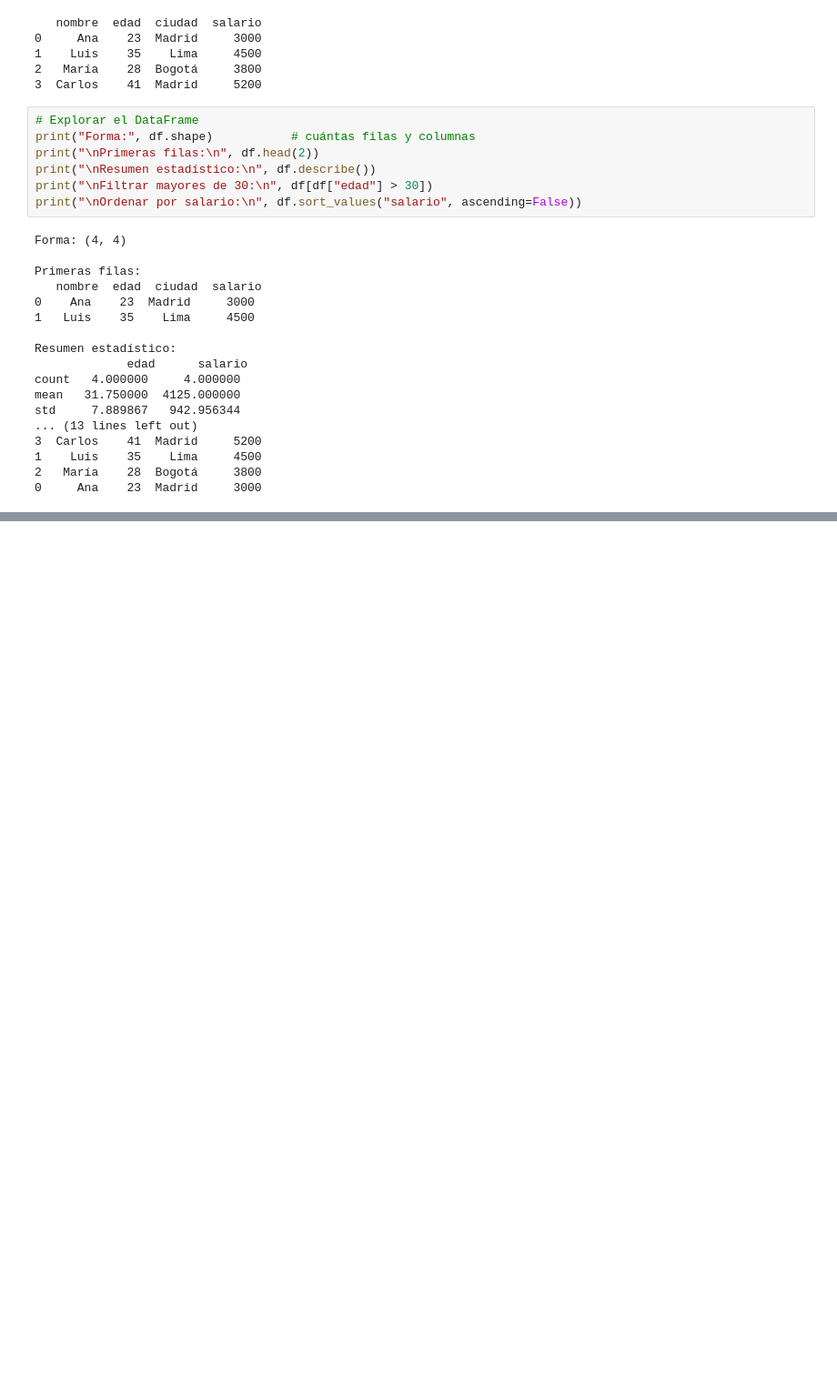
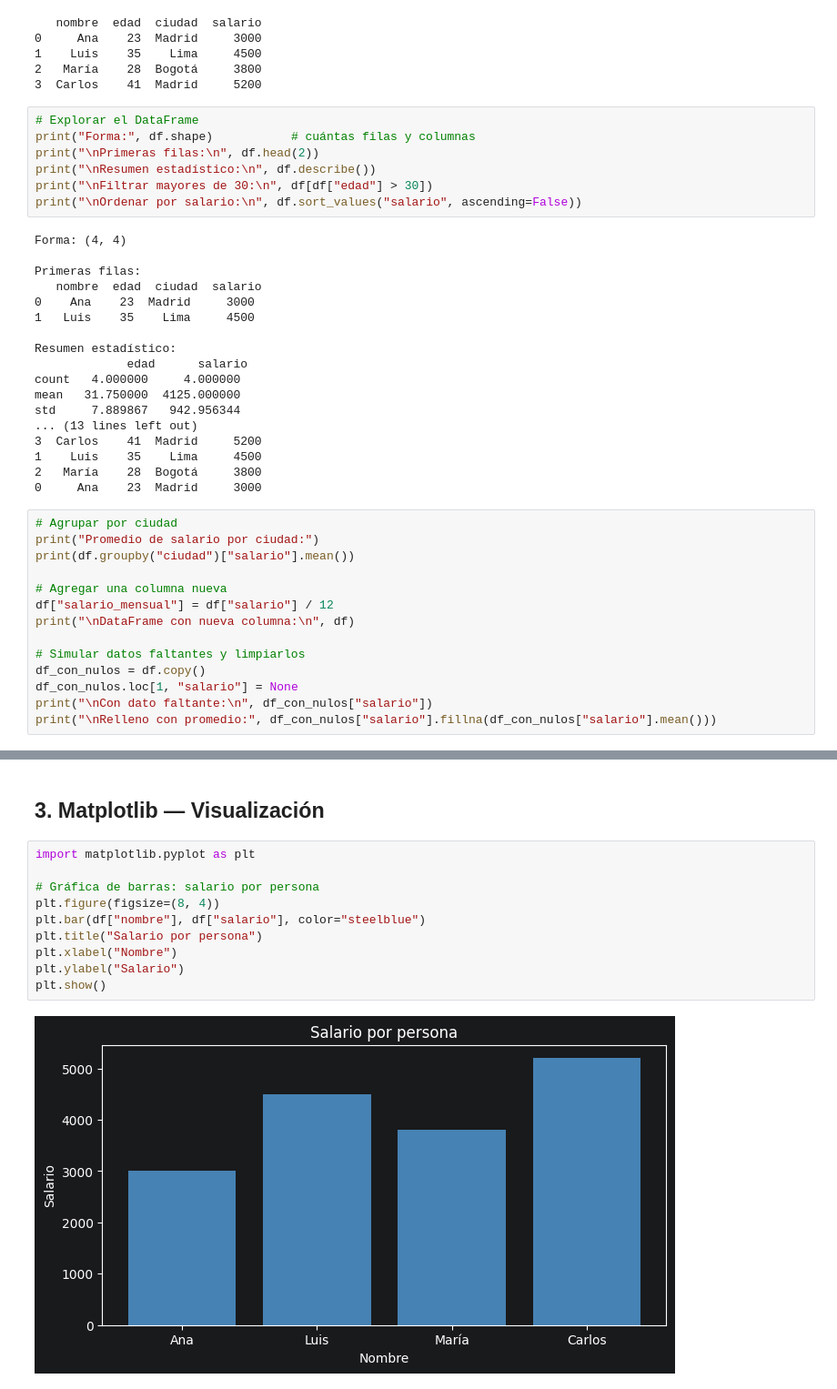
Before and after one commit to camilandrea/AI-Learning-Journey-Python-PyTorch-, a Jupyter notebook: fundamentos/01_numpy_pandas.ipynb, the cells around one changed output, grey strips where cells are left out. Shown at 91% size. Cells and saved outputs as stored; diff of their text form; blank space fills up the shorter version.

```diff
--- a/fundamentos/01_numpy_pandas.ipynb
+++ b/fundamentos/01_numpy_pandas.ipynb
@@ -106,3 +114,17 @@ std     7.889867   942.956344
 1    Luis    35    Lima     4500
 2   María    28  Bogotá     3800
 0     Ana    23  Madrid     3000
+# %%
+# Agrupar por ciudad
+print("Promedio de salario por ciudad:")
+print(df.groupby("ciudad")["salario"].mean())
+
+# Agregar una columna nueva
+df["salario_mensual"] = df["salario"] / 12
+print("\nDataFrame con nueva columna:\n", df)
+
+# Simular datos faltantes y limpiarlos
+df_con_nulos = df.copy()
+df_con_nulos.loc[1, "salario"] = None
+print("\nCon dato faltante:\n", df_con_nulos["salario"])
+print("\nRelleno con promedio:", df_con_nulos["salario"].fillna(df_con_nulos["salario"].mean()))
@@ -108,0 +149,14 @@ std     7.889867   942.956344
+# %% [markdown]
+## 3. Matplotlib — Visualización
+# %%
+import matplotlib.pyplot as plt
+
+# Gráfica de barras: salario por persona
+plt.figure(figsize=(8, 4))
+plt.bar(df["nombre"], df["salario"], color="steelblue")
+plt.title("Salario por persona")
+plt.xlabel("Nombre")
+plt.ylabel("Salario")
+plt.show()
+# %% [output]
+[figure, added]
```
Also changed, not shown: parts of 9 cells of this notebook.
